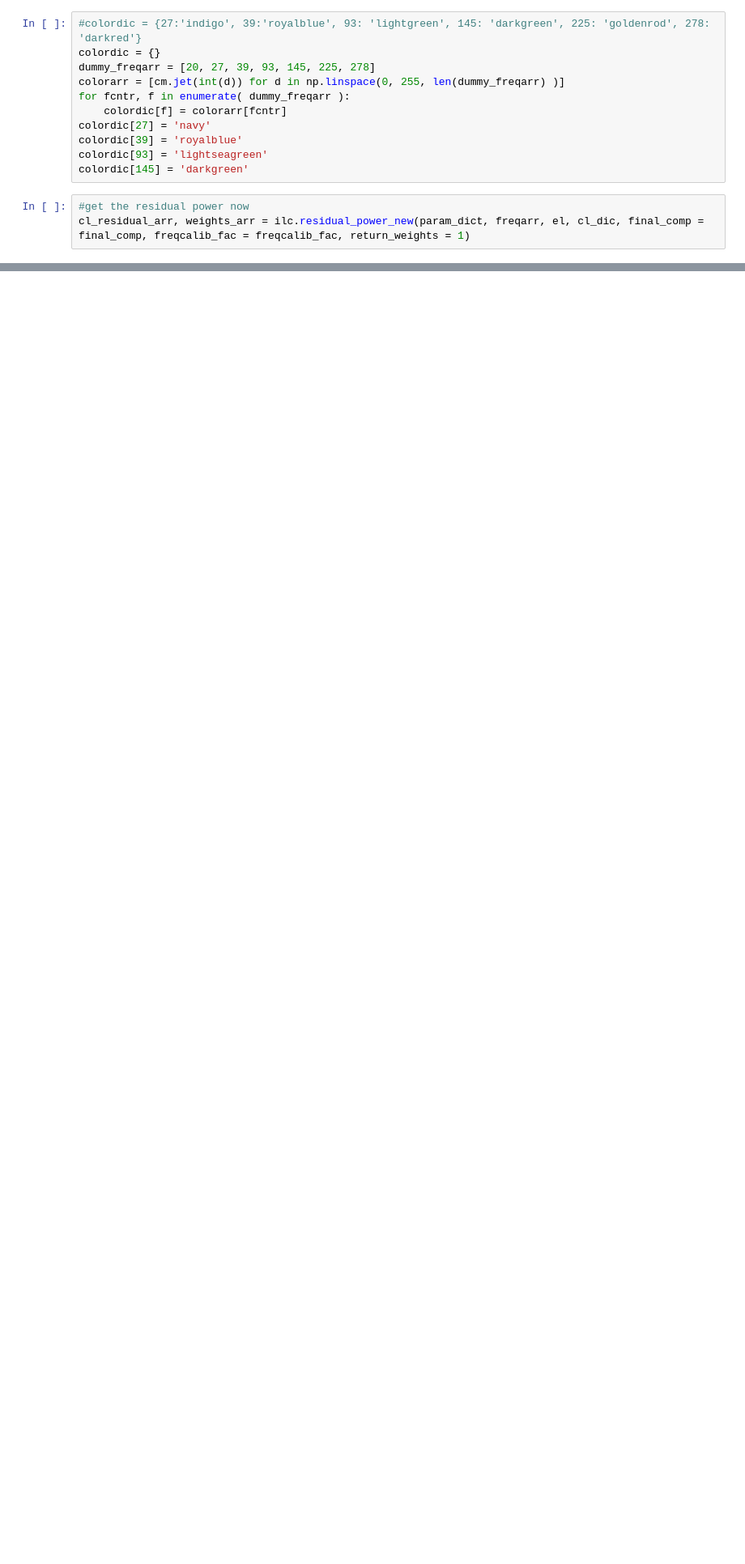
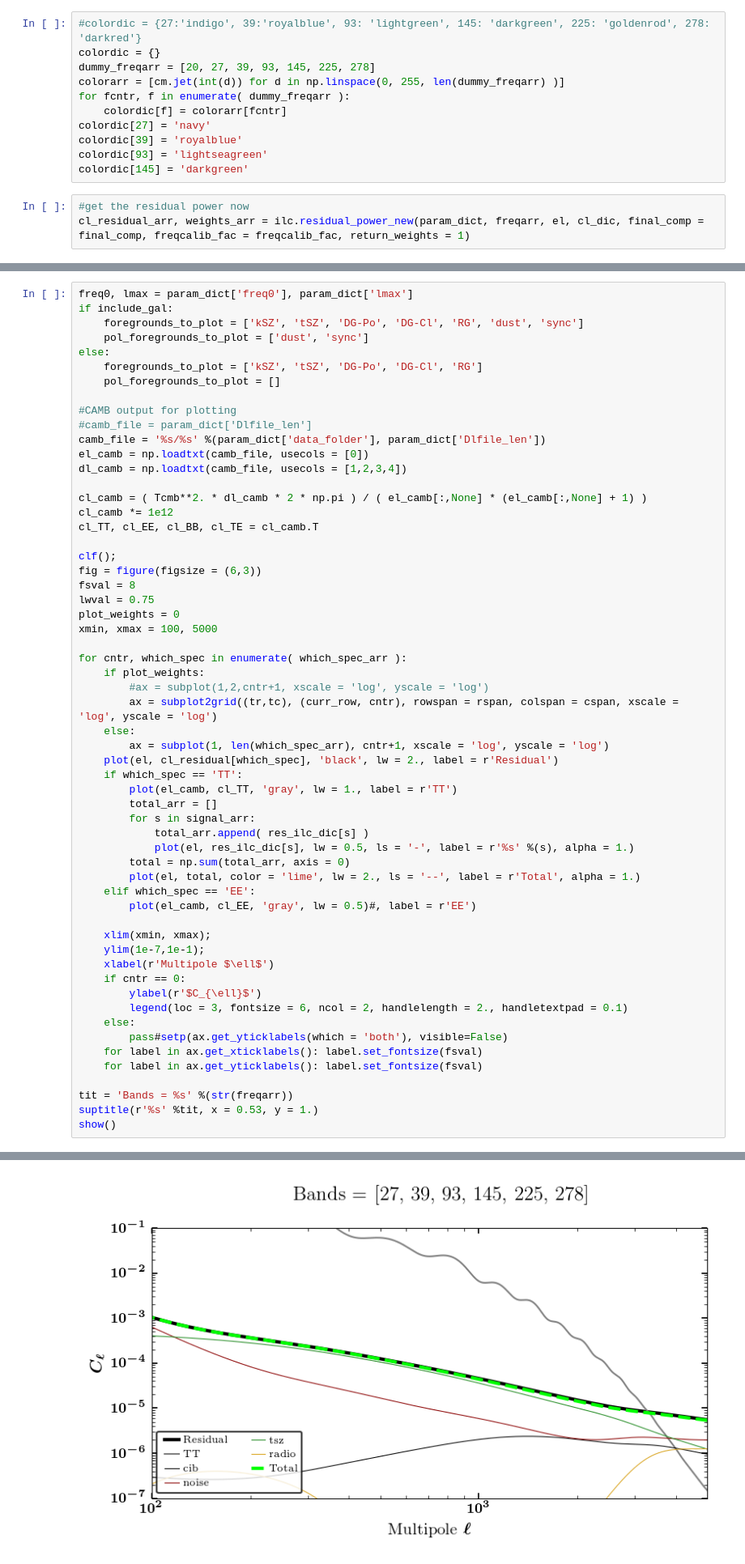
Before and after one commit to sriniraghunathan/DRAFT, a Jupyter notebook: scripts/notebooks/get_ilc_residuals_simple_example.ipynb, the cells around one changed output, grey strips where cells are left out. Shown at 81% size. Saved outputs shown, nothing was run; the diff lists cells and outputs as text; blank space fills up the shorter version.

```diff
--- a/scripts/notebooks/get_ilc_residuals_simple_example.ipynb
+++ b/scripts/notebooks/get_ilc_residuals_simple_example.ipynb
@@ -380,0 +464,59 @@ for cntr, which_spec in enumerate( which_spec_arr ):
+# %%
+freq0, lmax = param_dict['freq0'], param_dict['lmax']
+if include_gal:
+    foregrounds_to_plot = ['kSZ', 'tSZ', 'DG-Po', 'DG-Cl', 'RG', 'dust', 'sync']
+    pol_foregrounds_to_plot = ['dust', 'sync']
+else:
+    foregrounds_to_plot = ['kSZ', 'tSZ', 'DG-Po', 'DG-Cl', 'RG']
+    pol_foregrounds_to_plot = []
+
+#CAMB output for plotting
+#camb_file = param_dict['Dlfile_len']
+camb_file = '%s/%s' %(param_dict['data_folder'], param_dict['Dlfile_len'])
+el_camb = np.loadtxt(camb_file, usecols = [0])
+dl_camb = np.loadtxt(camb_file, usecols = [1,2,3,4])
+
+cl_camb = ( Tcmb**2. * dl_camb * 2 * np.pi ) / ( el_camb[:,None] * (el_camb[:,None] + 1) )
+cl_camb *= 1e12
+cl_TT, cl_EE, cl_BB, cl_TE = cl_camb.T
+
+clf();
+fig = figure(figsize = (6,3))
+fsval = 8
+lwval = 0.75
+plot_weights = 0
+xmin, xmax = 100, 5000
+
+for cntr, which_spec in enumerate( which_spec_arr ):
+    if plot_weights:
+        #ax = subplot(1,2,cntr+1, xscale = 'log', yscale = 'log')
+        ax = subplot2grid((tr,tc), (curr_row, cntr), rowspan = rspan, colspan = cspan, xscale = 'log', yscale = 'log')
+    else:
+        ax = subplot(1, len(which_spec_arr), cntr+1, xscale = 'log', yscale = 'log')
+    plot(el, cl_residual[which_spec], 'black', lw = 2., label = r'Residual')
+    if which_spec == 'TT':
+        plot(el_camb, cl_TT, 'gray', lw = 1., label = r'TT')
+        total_arr = []
+        for s in signal_arr:
+            total_arr.append( res_ilc_dic[s] )
+            plot(el, res_ilc_dic[s], lw = 0.5, ls = '-', label = r'%s' %(s), alpha = 1.)
+        total = np.sum(total_arr, axis = 0)
+        plot(el, total, color = 'lime', lw = 2., ls = '--', label = r'Total', alpha = 1.)
+    elif which_spec == 'EE':
+        plot(el_camb, cl_EE, 'gray', lw = 0.5)#, label = r'EE')
+
+    xlim(xmin, xmax);
+    ylim(1e-7,1e-1);
+    xlabel(r'Multipole $\ell$')
+    if cntr == 0:
+        ylabel(r'$C_{\ell}$')
+        legend(loc = 3, fontsize = 6, ncol = 2, handlelength = 2., handletextpad = 0.1)
+    else:
+        pass#setp(ax.get_yticklabels(which = 'both'), visible=False)
+    for label in ax.get_xticklabels(): label.set_fontsize(fsval)
+    for label in ax.get_yticklabels(): label.set_fontsize(fsval)
+
+tit = 'Bands = %s' %(str(freqarr))
+suptitle(r'%s' %tit, x = 0.53, y = 1.)
+show()
+# %% [output]
@@ -380,0 +524 @@ for cntr, which_spec in enumerate( which_spec_arr ):
+[figure, added]
```
Also changed, not shown: parts of 10 cells of this notebook.
